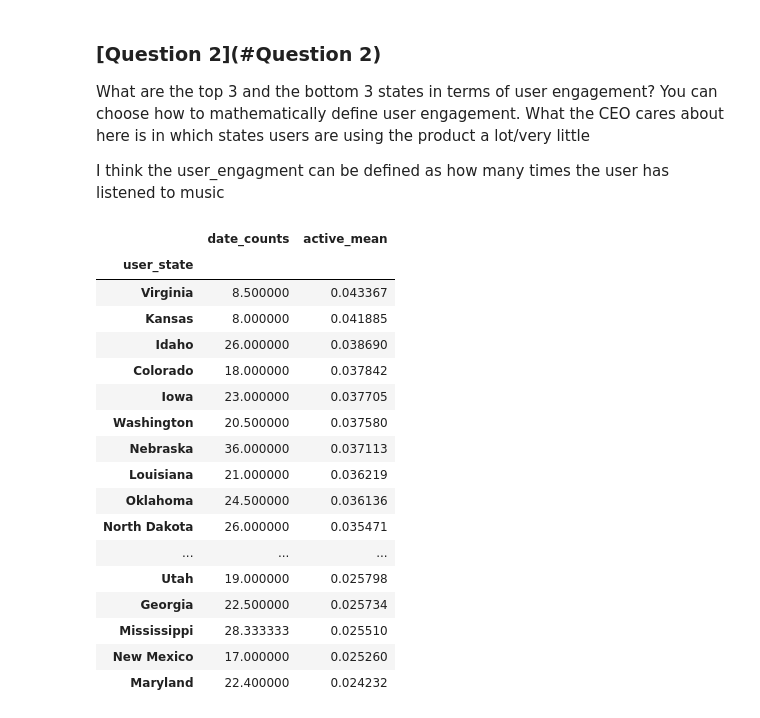
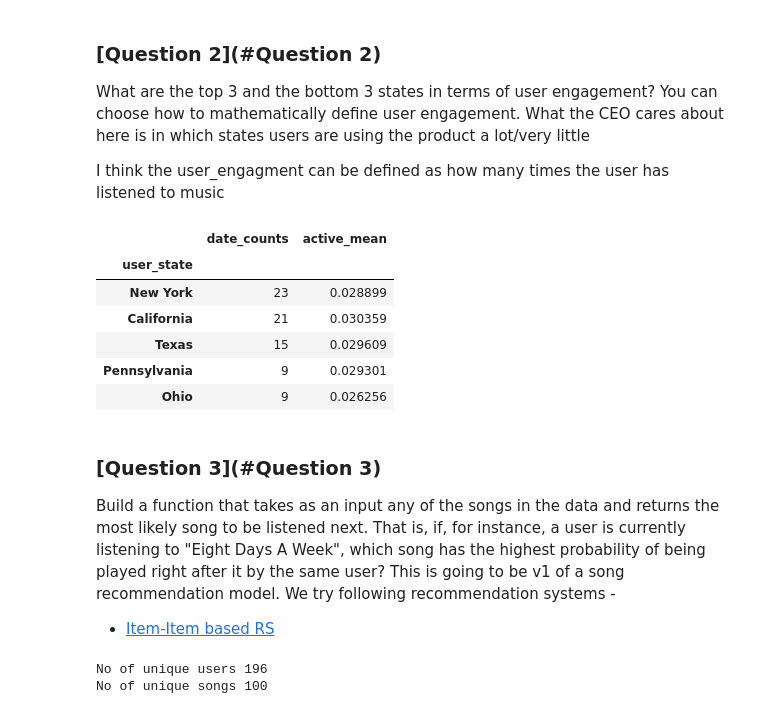
Before and after one commit to dipalira/DS-Challenges, a Jupyter notebook: Song Recommendation/Song Challenge Recommendation.ipynb, the cells around one changed output. Drawn from its saved outputs; the diff is of its cells as text; code cells hidden in the pictures.

Commit message:
item based recommmendation

```diff
--- a/Song Recommendation/Song Challenge Recommendation.ipynb
+++ b/Song Recommendation/Song Challenge Recommendation.ipynb
@@ -64,30 +64,19 @@ df['active'] = df['active'] / np.timedelta64(1, 'h')/24
 # %%
 df_date=df.groupby(['user_state','user_id']).size().reset_index(name='date_counts')
 # %%
-df_rank = df_date.groupby('user_state').mean().drop(['user_id'], axis = 1)
+df_rank = df_date.groupby('user_state').count().drop(['user_id'], axis = 1)
 # We take the mean of the number of times as song has been played per state per user
 # %%
 #The more active mean, the more time user takes to play a song since he registered.
 df_rank['active_mean'] = df.groupby(['user_state'])['active'].mean()
 df_rank['active_mean'] = df_rank['active_mean'].apply(lambda x:1/x)
 # %%
-df_rank.sort_values(by = ['active_mean'], ascending= False)
+df_rank.sort_values(by = ['date_counts', 'active_mean'], ascending= False).head()
 # %% [output]
 |  | date_counts | active_mean |
 | user_state |  |  |
-| Virginia | 8.500000 | 0.043367 |
-| Kansas | 8.000000 | 0.041885 |
-| Idaho | 26.000000 | 0.038690 |
-| Colorado | 18.000000 | 0.037842 |
-| Iowa | 23.000000 | 0.037705 |
-| Washington | 20.500000 | 0.037580 |
-| Nebraska | 36.000000 | 0.037113 |
-| Louisiana | 21.000000 | 0.036219 |
-| Oklahoma | 24.500000 | 0.036136 |
-| North Dakota | 26.000000 | 0.035471 |
-| ... | ... | ... |
-| Utah | 19.000000 | 0.025798 |
-| Georgia | 22.500000 | 0.025734 |
-| Mississippi | 28.333333 | 0.025510 |
-| New Mexico | 17.000000 | 0.025260 |
-| Maryland | 22.400000 | 0.024232 |
+| New York | 23 | 0.028899 |
+| California | 21 | 0.030359 |
+| Texas | 15 | 0.029609 |
+| Pennsylvania | 9 | 0.029301 |
+| Ohio | 9 | 0.026256 |
@@ -95,0 +83,5 @@ df_rank.sort_
+# %% [markdown]
+### [Question 3](#Question 3)
+Build a function that takes as an input any of the songs in the data and returns the most likely song to be listened next. That is, if, for instance, a user is currently listening to "Eight Days A Week", which song has the highest probability of being played right after it by the same user? This is going to be v1 of a song recommendation model.
+We try following recommendation systems -
+* [Item-Item based RS](#Item)
@@ -95,0 +92,8 @@ df_rank.sort_
+# %%
+print("No of unique users",len(df['user_id'].unique()))
+## return 196 unique users
+print("No of unique songs",len(df['song_played'].unique()))
+## return 100 unique songs
+# %% [output]
+No of unique users 196
+No of unique songs 100
```
Also changed, not shown: parts of 15 cells of this notebook.
